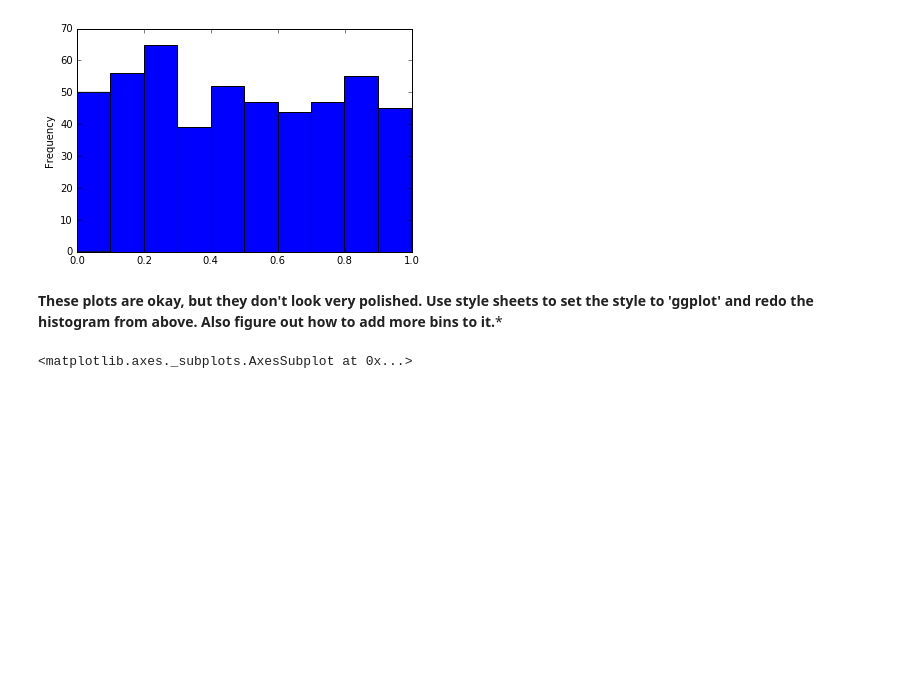
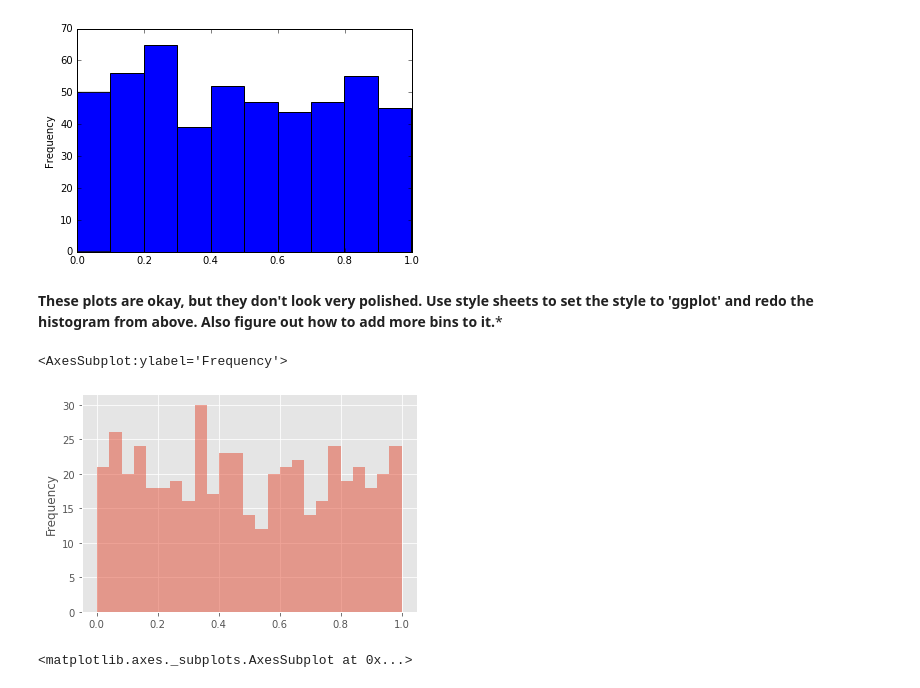
Before and after one commit to Gawasinspire/StriveSchool, a Jupyter notebook: d10/d10_Matplotlib/02_Pandas_Data_Visualization_Exercise .ipynb, the cells around one changed output. Cells and saved outputs as stored; diff of their text form; code cells hidden in the pictures; blank space fills up the shorter version.

```diff
--- a/d10/d10_Matplotlib/02_Pandas_Data_Visualization_Exercise .ipynb
+++ b/d10/d10_Matplotlib/02_Pandas_Data_Visualization_Exercise .ipynb
@@ -56,6 +62,12 @@ df3.plot.scatter(x='b',y='a',)
 [figure]
 # %% [markdown]
 **These plots are okay, but they don't look very polished. Use style sheets to set the style to 'ggplot' and redo the histogram from above. Also figure out how to add more bins to it.***
+# %%
+plt.style.use('ggplot')
+df3['a'].plot.hist(alpha=0.5,bins=25)
+# %% [output]
+<AxesSubplot:ylabel='Frequency'>
+[figure, added]
 # %%
 #DO NOT TOUCH ME
 # %% [output]
```
Also changed, not shown: parts of 7 cells of this notebook.
